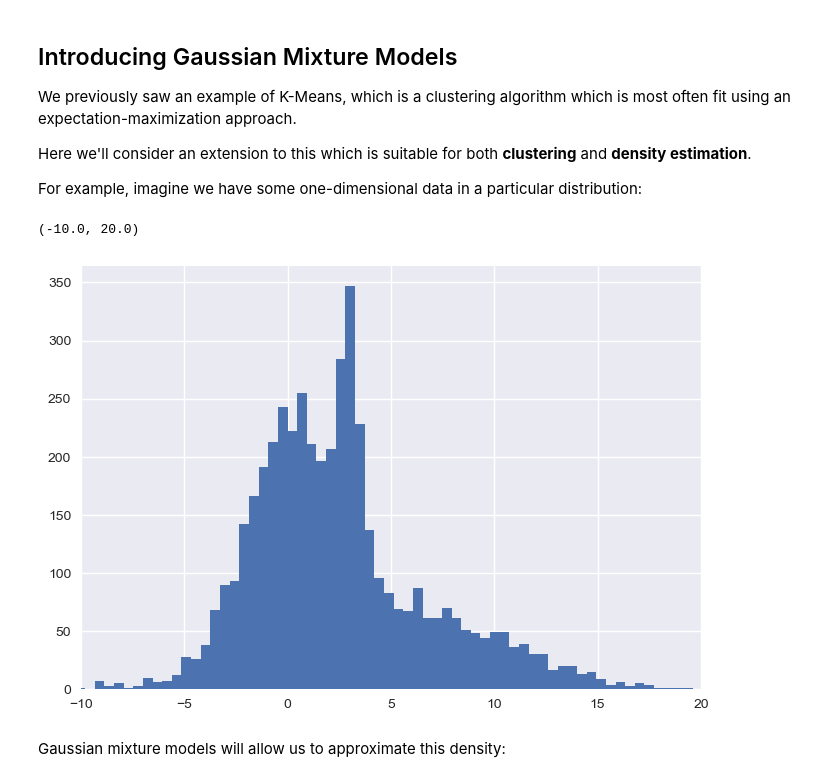
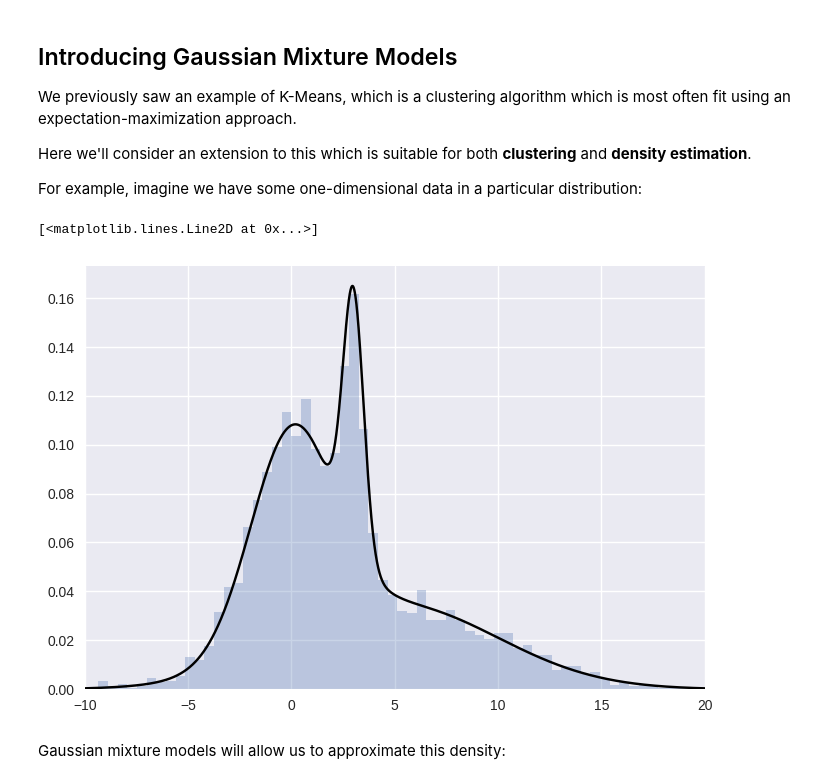
Before and after one commit to brockparker/Coursework, a Jupyter notebook: ASTR-513/Lectures/Scikit-learn-master/notebooks/04.3-Density-GMM.ipynb, the cells around one changed output. Drawn from its saved outputs; the diff is of its cells as text; code cells hidden in the pictures.

```diff
--- a/ASTR-513/Lectures/Scikit-learn-master/notebooks/04.3-Density-GMM.ipynb
+++ b/ASTR-513/Lectures/Scikit-learn-master/notebooks/04.3-Density-GMM.ipynb
@@ -34,14 +35,24 @@ For example, imagine we have some one-dimensional data in a particular distribut
 # %%
 np.random.seed(2)
 x = np.concatenate([np.random.normal(0, 2, 2000),
                     np.random.normal(5, 5, 2000),
                     np.random.normal(3, 0.5, 600)])
-plt.hist(x, 80)
+plt.hist(x, 80, density='True', alpha=0.3)
 plt.xlim(-10, 20)
+
+z = np.linspace(-10,20,10000)
+rv1 = stats.norm.pdf(z, 0, 2) * 20/46
+rv2 = stats.norm.pdf(z, 5, 5) * 20/46
+rv3 = stats.norm.pdf(z, 3, 0.5) * 6/46
+
+rv = rv1 + rv2 + rv3
+rv = rv/trapezoid(rv, x=z)
+
+plt.plot(z, rv, 'k')
 # Creating combination of Gaussians as pseudo distribution for some data.
 # %% [output]
-(-10.0, 20.0)
+[<matplotlib.lines.Line2D at 0x...>]
-[figure, old version]
+[figure, new version]
 # %% [markdown]
 Gaussian mixture models will allow us to approximate this density:
 # %%
```
Also changed, not shown: parts of 21 cells of this notebook.
